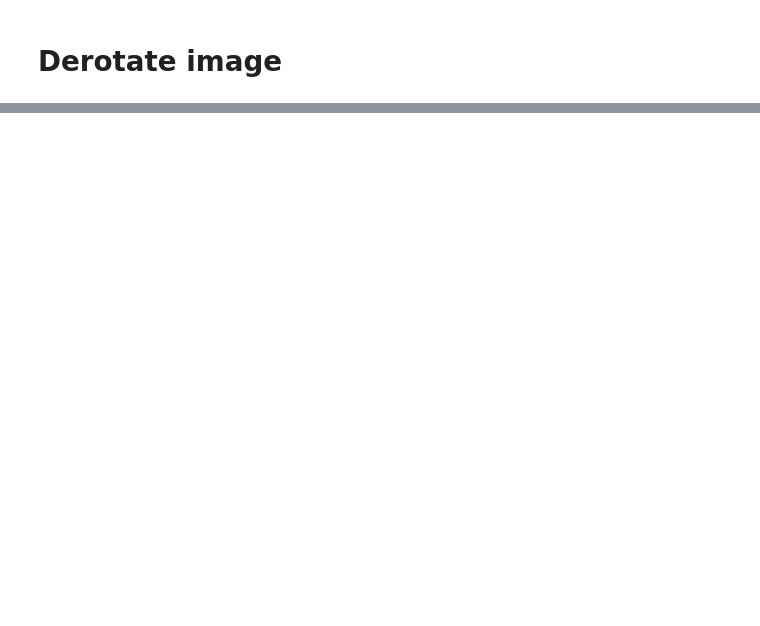
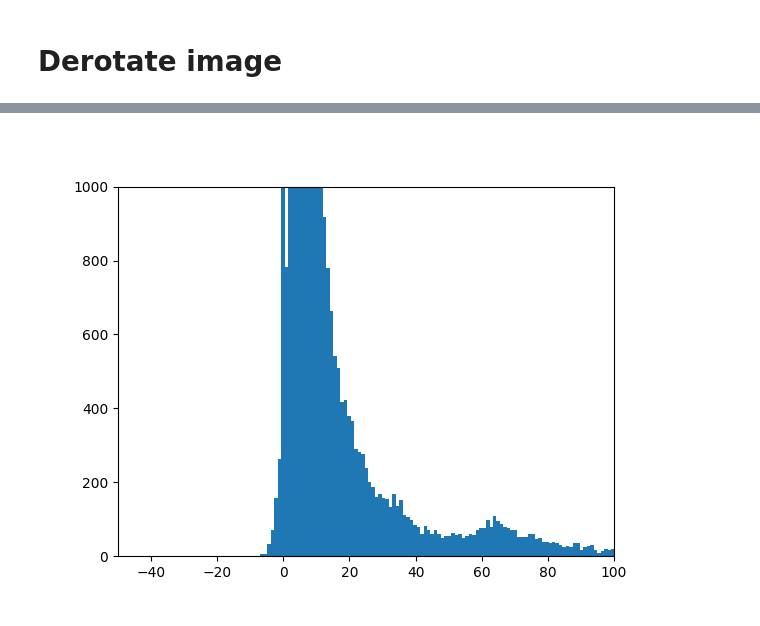
Before and after one commit to luisepevestorff/CheopsCosmics, a Jupyter notebook: Cheops_Cosmic_Clean.ipynb, the cells around one changed output, grey strips where cells are left out. Drawn from its saved outputs; the diff is of its cells as text; code cells hidden in the pictures; blank space fills up the shorter version.

```diff
--- a/Cheops_Cosmic_Clean.ipynb
+++ b/Cheops_Cosmic_Clean.ipynb
@@ -213,0 +181,16 @@ plt.close()
+# %%
+# calculate new mean/median
+
+mean_new = np.mean(derotated_cube[:,:,:], axis=0)
+median_new = np.median(derotated_cube[:,:,:], axis=0)
+# %%
+#reshape array from 3d to 2d
+flattened_Array = np.ndarray.flatten(median_new)
+#plot a histogram
+plt.figure()
+plt.hist(flattened_Array, bins=1000, range=(-50,1000))
+plt.ylim(top=1000)
+plt.xlim(left = -50, right=100)
+plt.show()
+# %% [output]
+[figure, added]
```
Also changed, not shown: parts of 18 cells of this notebook.
